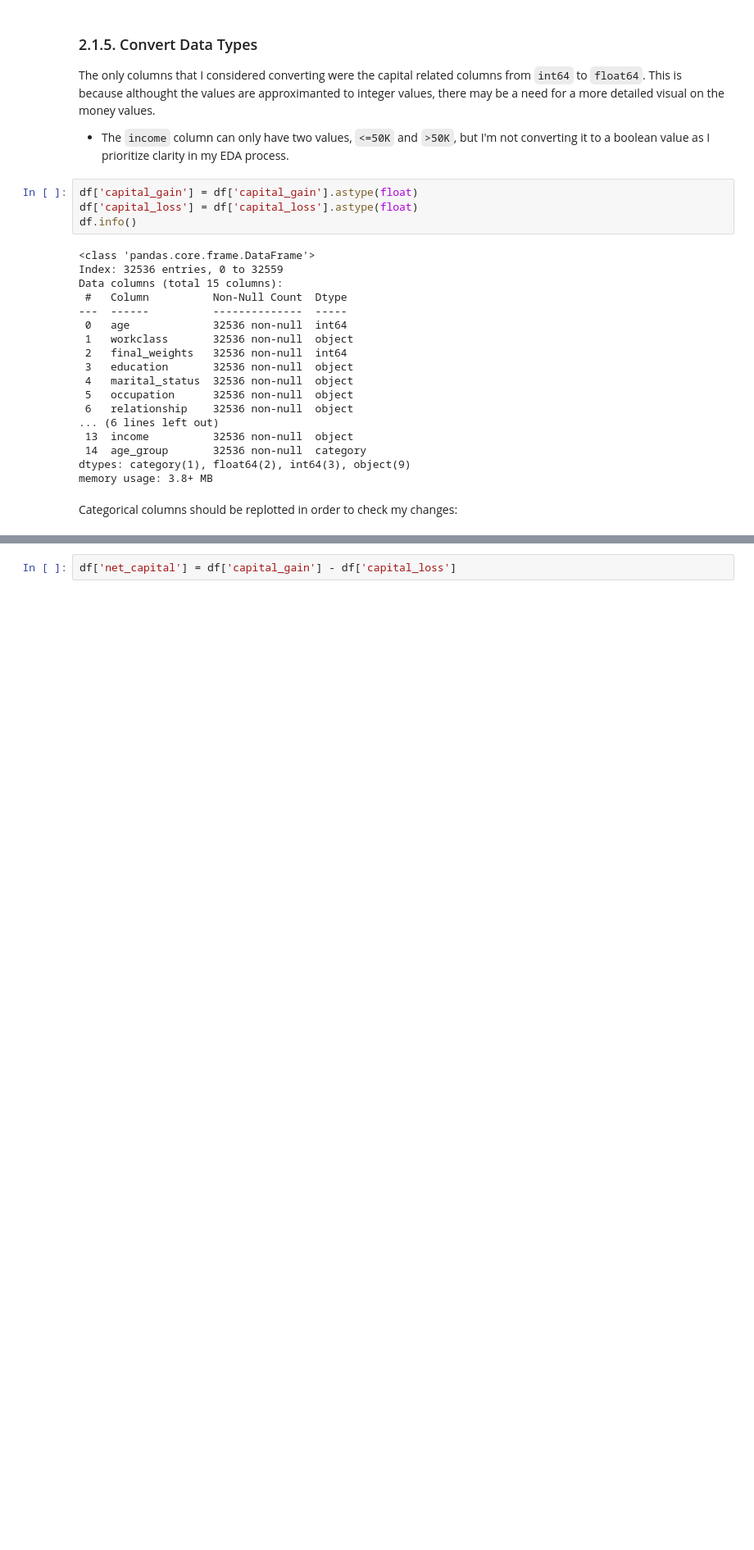
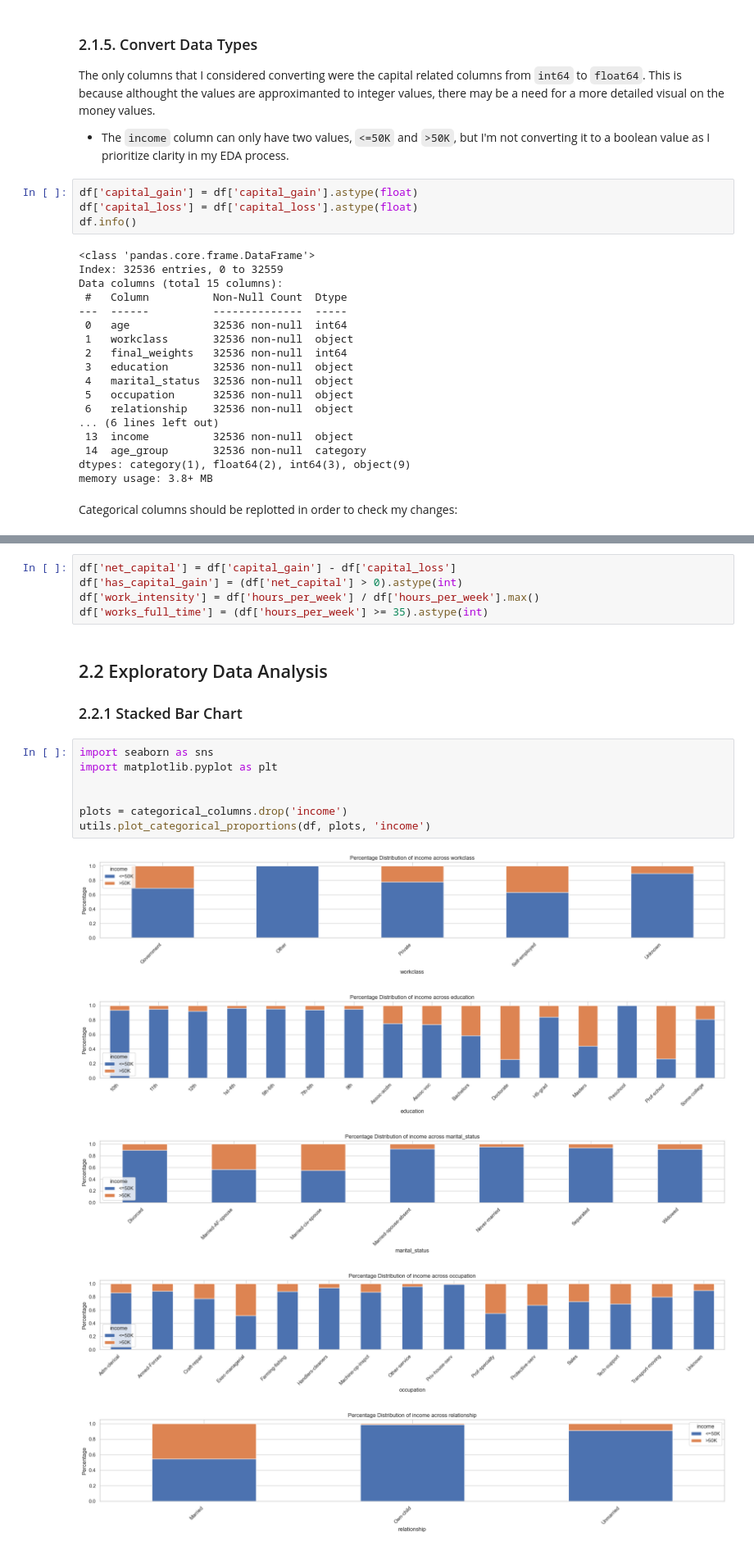
Before and after one commit to DanielMelo46/COMP-2040-Python-Essentials-Final-Project, a Jupyter notebook: Final_Analysis.ipynb, the cells around one changed output, grey strips where cells are left out. Shown: that part at 82% size. Drawn from its saved outputs; the diff is of its cells as text; blank space fills up the shorter version.

```diff
--- a/Final_Analysis.ipynb
+++ b/Final_Analysis.ipynb
@@ -164,2 +173,21 @@ utils.plot_categorical_value_counts(df, categorical_columns).show()
 # %%
 df['net_capital'] = df['capital_gain'] - df['capital_loss']
+df['has_capital_gain'] = (df['net_capital'] > 0).astype(int)
+df['work_intensity'] = df['hours_per_week'] / df['hours_per_week'].max()
+df['works_full_time'] = (df['hours_per_week'] >= 35).astype(int)
+# %% [markdown]
+## 2.2 Exploratory Data Analysis
+### 2.2.1 Stacked Bar Chart
+# %%
+import seaborn as sns
+import matplotlib.pyplot as plt
+
+
+plots = categorical_columns.drop('income')
+utils.plot_categorical_proportions(df, plots, 'income')
+# %% [output]
+[figure, added]
+[figure, added]
+[figure, added]
+[figure, added]
+[figure, added]
```
Also changed, not shown: parts of 9 cells of this notebook, 1 other file.
